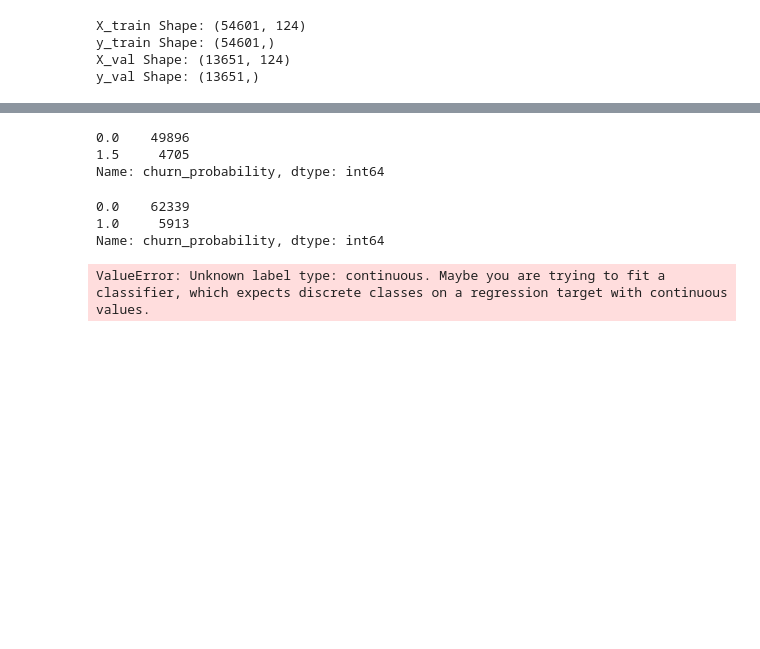
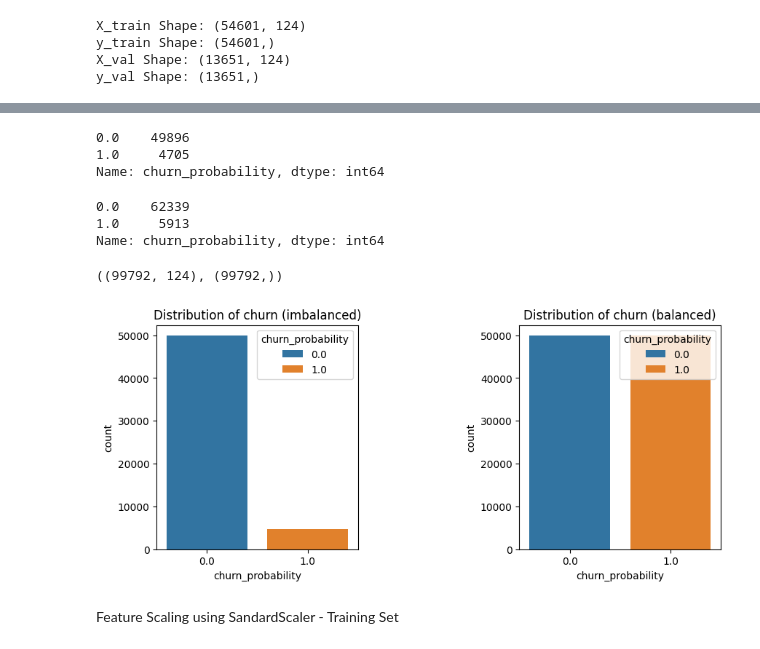
Before and after one commit to jhanjideepak/telecom-churn, a Jupyter notebook: telecome_churn.ipynb, the cells around one changed output, grey strips where cells are left out. Drawn from its saved outputs; the diff is of its cells as text; code cells hidden in the pictures; blank space fills up the shorter version.

```diff
--- a/telecome_churn.ipynb
+++ b/telecome_churn.ipynb
@@ -541,6 +553,8 @@ def outlier_handling(dataframe):
 
     return transformed_values
 # %%
+final_df['churn_probability'] = final_df['churn_probability'].astype('category')
+
 numerical_cols = list(final_df.select_dtypes(exclude='category'))
 numerical_cols
 final_df[numerical_cols] = final_df[numerical_cols].apply(outlier_handling)
@@ -601,7 +615,7 @@ Name: churn_probability, dtype: int64
 y_train.value_counts()
 # %% [output]
 0.0    49896
-1.5     4705
+1.0     4705
 Name: churn_probability, dtype: int64
 # %%
 full_df_cleaned.churn_probability.value_counts()
@@ -612,5 +626,24 @@ Name: churn_probability, dtype: int64
 # %%
 smt = SMOTE(random_state=2)
 X_train_smote, y_train_smote = smt.fit_resample(X_train, y_train)
-# %% [output]
-ValueError: Unknown label type: continuous. Maybe you are trying to fit a classifier, which expects discrete classes on a regression target with continuous values.
+# %%
+X_train_smote.shape,y_train_smote.shape
+# %% [output]
+((99792, 124), (99792,))
+# %%
+# Checking the distribution on our target variable 'y_train' before and after SMOTE
+plt.figure(figsize=(10, 4))
+plt.subplot(1,2,1)
+plt.title("Distribution of churn (imbalanced)")
+sns.countplot(x=y_train, hue=y_train)
+
+plt.subplot(1,2,2)
+plt.title("Distribution of churn (balanced)")
+sns.countplot(x=y_train_smote, hue=y_train_smote)
+
+plt.subplots_adjust(wspace=0.8)
+plt.show()
+# %% [output]
+[figure, added]
+# %% [markdown]
+Feature Scaling using SandardScaler - Training Set
```
Also changed, not shown: parts of 25 cells of this notebook, 1 other file.
